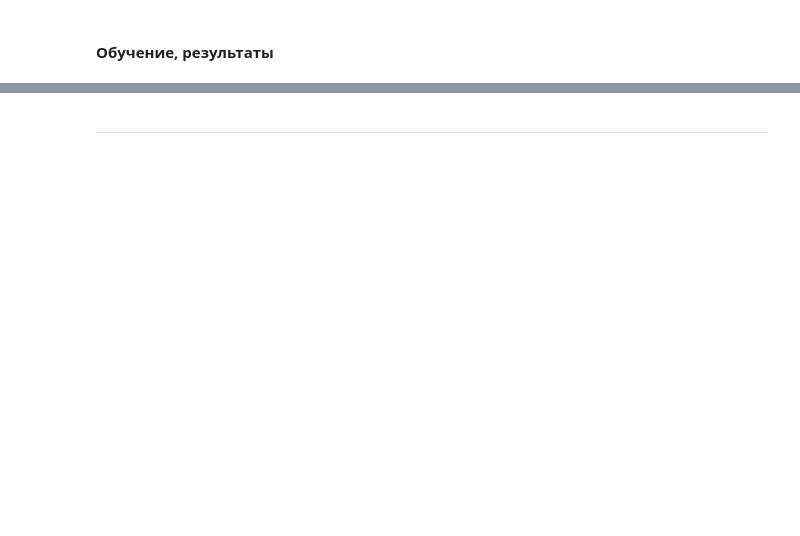
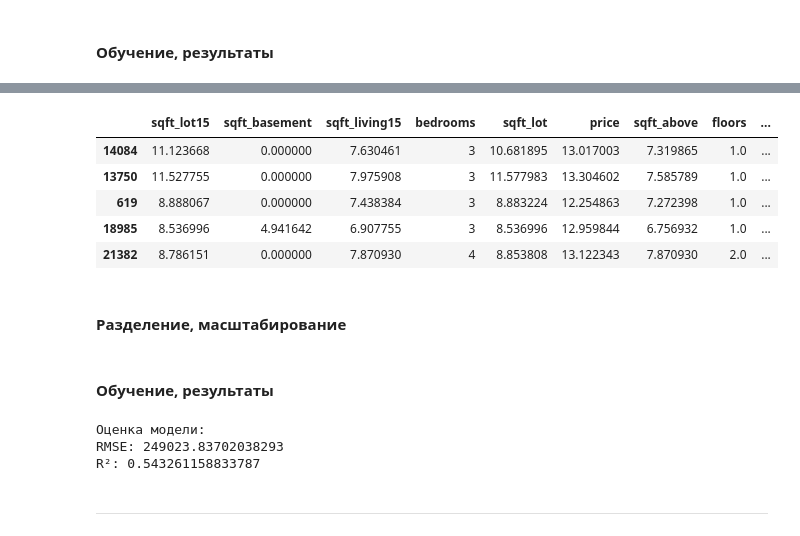
Before and after one commit to dragondangun/em_ml, a Jupyter notebook: 5. Linear Regression/LR.ipynb, the cells around one changed output, grey strips where cells are left out. Saved outputs shown, nothing was run; the diff lists cells and outputs as text; code cells hidden in the pictures; blank space fills up the shorter version.

```diff
--- a/5. Linear Regression/LR.ipynb
+++ b/5. Linear Regression/LR.ipynb
@@ -1023,0 +1006,3 @@ R²: 0.47739864949148203
+# %%
+# оставляем только подходящие
+ln_train = ln_train[ln_train['bedrooms'] <= 11]
@@ -1023,0 +1043,19 @@ R²: 0.47739864949148203
+# %%
+bins = [0, 1, 2, 3, 4, np.inf]
+labels = ['0-1', '1-2', '2-3', '3-4', '>4']
+ln_train_binned = ln_train.copy()
+ln_train_binned['bathroom_bins'] = pd.cut(ln_train['bathrooms'], bins=bins,
+                                          labels=labels, right=False)
+ln_train_binned = pd.get_dummies(ln_train_binned, columns=['bathroom_bins'],
+                                 drop_first=True, dtype=np.int8)
+ln_train_binned.drop('bathrooms', axis=1, inplace=True)
+ln_train_binned.head()
+# %% [output]
+|  | sqft_lot15 | sqft_basement | sqft_living15 | bedrooms | sqft_lot | price | sqft_above | floors | ... |
+| 14084 | 11.123668 | 0.000000 | 7.630461 | 3 | 10.681895 | 13.017003 | 7.319865 | 1.0 | ... |
+| 13750 | 11.527755 | 0.000000 | 7.975908 | 3 | 11.577983 | 13.304602 | 7.585789 | 1.0 | ... |
+| 619 | 8.888067 | 0.000000 | 7.438384 | 3 | 8.883224 | 12.254863 | 7.272398 | 1.0 | ... |
+| 18985 | 8.536996 | 4.941642 | 6.907755 | 3 | 8.536996 | 12.959844 | 6.756932 | 1.0 | ... |
+| 21382 | 8.786151 | 0.000000 | 7.870930 | 4 | 8.853808 | 13.122343 | 7.870930 | 2.0 | ... |
+# %% [markdown]
+#### Разделение, масштабирование
@@ -1024,2 +1076,18 @@ R²: 0.47739864949148203
+# %% [markdown]
+#### Обучение, результаты
+# %%
+model = LinearRegression()
+model.fit(X_ln_t_train, y_ln_t_train)
+
+y_t_pred = np.exp(model.predict(X_ln_t_val))
+rmse = np.sqrt(mean_squared_error(y_ln_t_val, y_t_pred))
+r2 = r2_score(y_ln_t_val, y_t_pred)
+print("\nОценка модели:")
+print("RMSE:", rmse)
+print("R²:", r2)
+# %% [output]
+Оценка модели:
+RMSE: 249023.83702038293
+R²: 0.543261158833787
 # %% [markdown]
 ***
```
Also changed, not shown: parts of 23 cells of this notebook, 1 other file.
